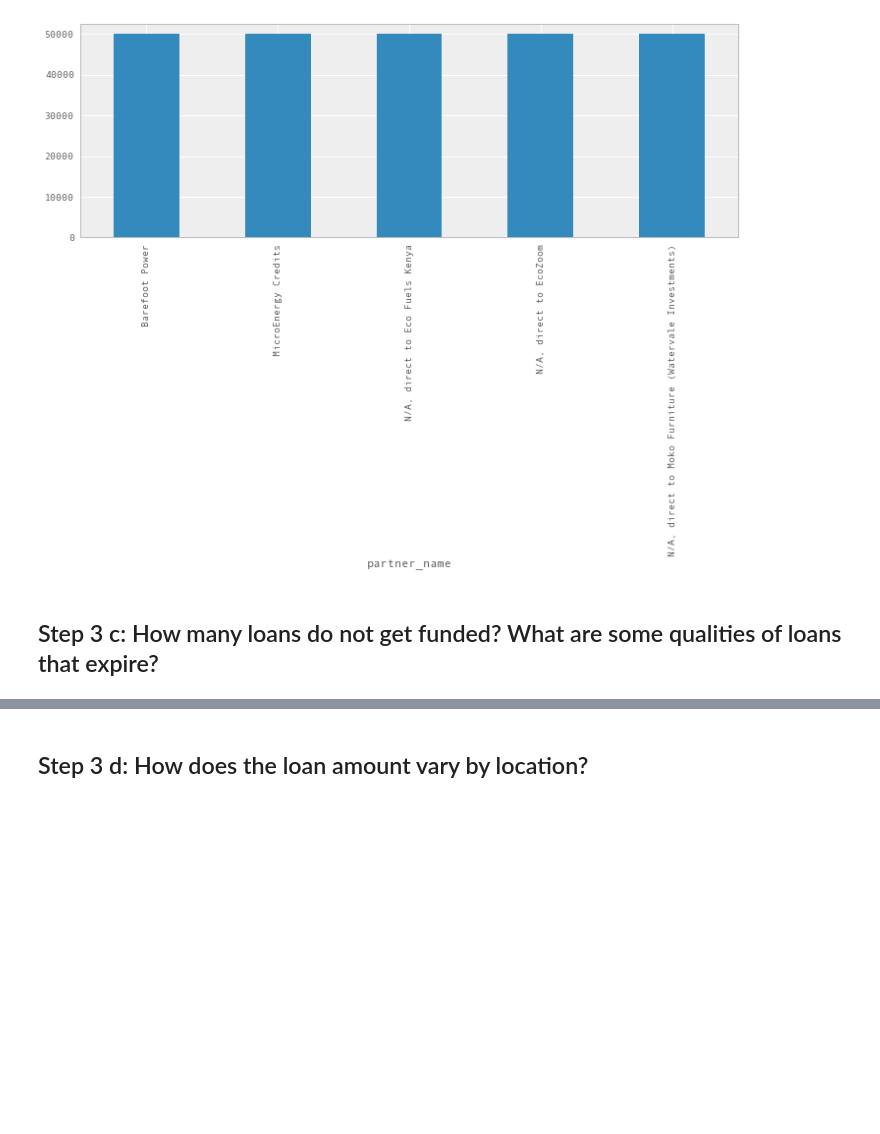
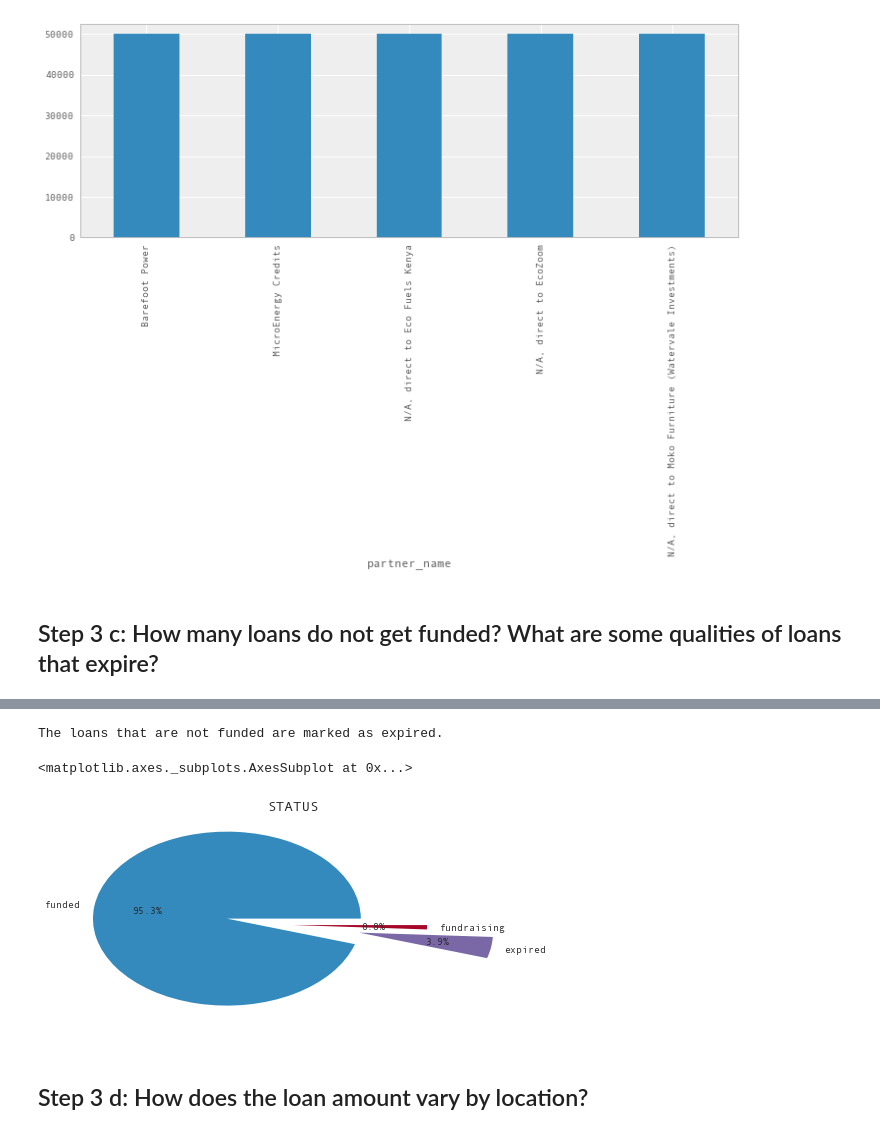
Before and after one commit to anthonymiyoro/Kiva-Loan-Recipients-Prediction, a Jupyter notebook: notebook_1_exploratory_analysis.ipynb, the cells around one changed output, grey strips where cells are left out. Drawn from its saved outputs; the diff is of its cells as text; code cells hidden in the pictures; blank space fills up the shorter version.

Commit message:
Partially answered expired loans question

```diff
--- a/notebook_1_exploratory_analysis.ipynb
+++ b/notebook_1_exploratory_analysis.ipynb
@@ -623,3 +648,11 @@ df.groupby('partner_name')['loan_amount'].mean().nlargest().plot(kind='bar',figs
+# %%
+print('The loans that are not funded are marked as expired.')
+explode = (0.5, 0.5, 0, )  # explode 1st and 2nd slice
+df['status'].value_counts().plot(kind='pie', title='STATUS', autopct='%1.1f%%',  explode=explode)
+# %% [output]
+The loans that are not funded are marked as expired.
+<matplotlib.axes._subplots.AxesSubplot at 0x...>
+[figure, added]
 # %% [markdown]
 ## Step 3 d: How does the loan amount vary by location?
 # %% [markdown]
```
Also changed, not shown: parts of 3 cells of this notebook.
